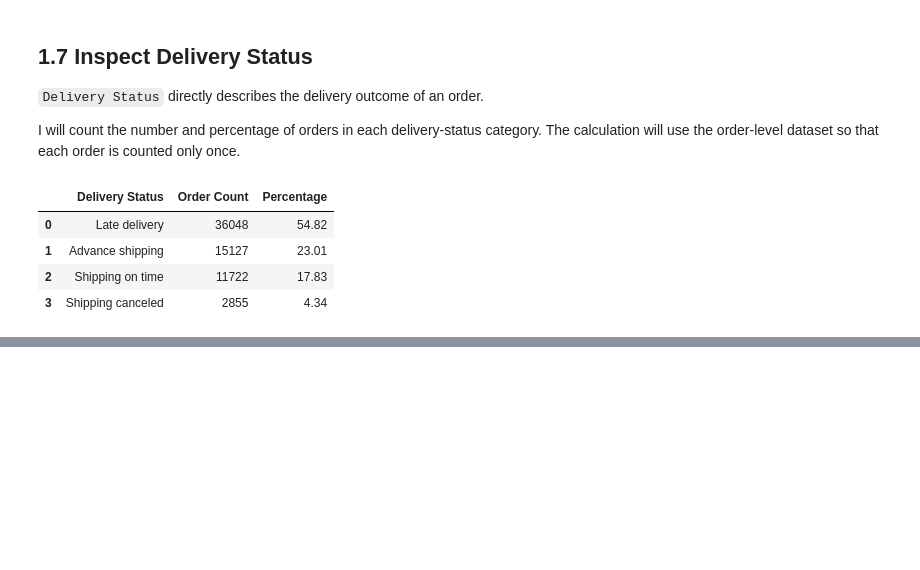
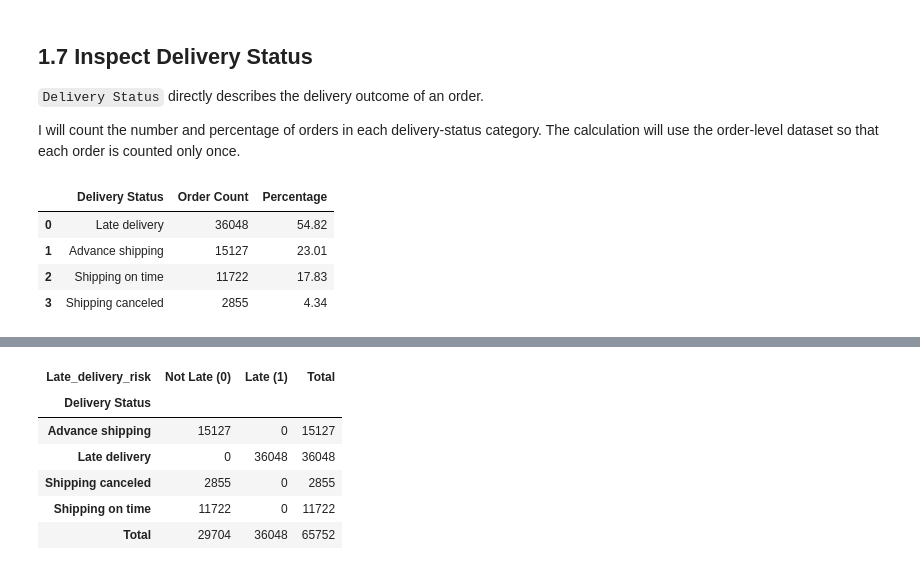
Before and after one commit to iffah-rahmah/supply-chain-exception-control-tower, a Jupyter notebook: notebooks/01_data_inspection.ipynb, the cells around one changed output, grey strips where cells are left out. Saved outputs shown, nothing was run; the diff lists cells and outputs as text; code cells hidden in the pictures; blank space fills up the shorter version.

```diff
--- a/notebooks/01_data_inspection.ipynb
+++ b/notebooks/01_data_inspection.ipynb
@@ -425,0 +448,29 @@ display(delivery_status_summary)
+# %%
+# Compare delivery status with the late-delivery indicator
+late_risk_comparison = pd.crosstab(
+    orders_df["Delivery Status"],
+    orders_df["Late_delivery_risk"],
+    margins=True
+)
+
+# Add clearer labels
+late_risk_comparison = late_risk_comparison.rename(
+    columns={
+        0: "Not Late (0)",
+        1: "Late (1)",
+        "All": "Total"
+    },
+    index={
+        "All": "Total"
+    }
+)
+
+display(late_risk_comparison)
+# %% [output]
+| Late_delivery_risk | Not Late (0) | Late (1) | Total |
+| Delivery Status |  |  |  |
+| Advance shipping | 15127 | 0 | 15127 |
+| Late delivery | 0 | 36048 | 36048 |
+| Shipping canceled | 2855 | 0 | 2855 |
+| Shipping on time | 11722 | 0 | 11722 |
+| Total | 29704 | 36048 | 65752 |
```
Also changed, not shown: parts of 8 cells of this notebook.
